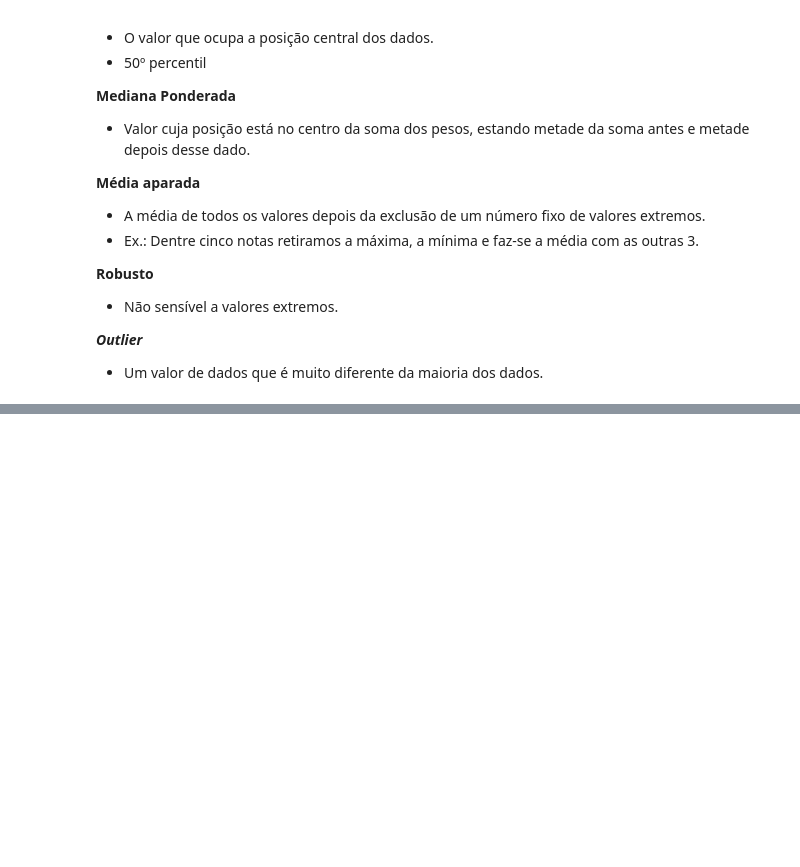
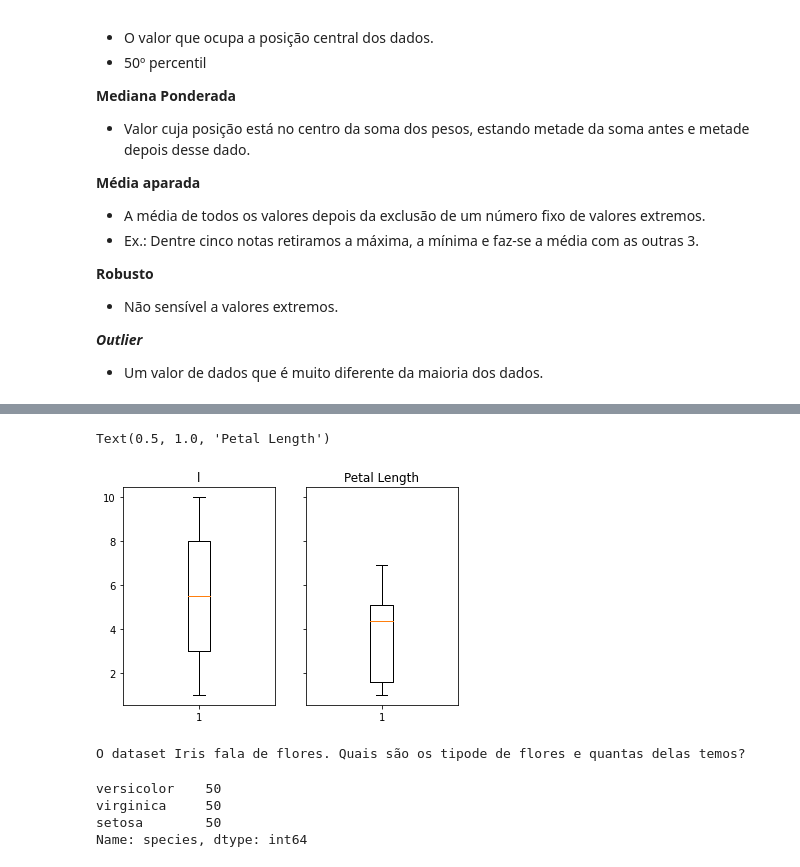
Before and after one commit to gmsarti/aprendendo_ciencia_de_dados, a Jupyter notebook: Estatística/estat_pratica.ipynb, the cells around one changed output, grey strips where cells are left out. Cells and saved outputs as stored; diff of their text form; code cells hidden in the pictures; blank space fills up the shorter version.

```diff
--- a/Estatística/estat_pratica.ipynb
+++ b/Estatística/estat_pratica.ipynb
@@ -195,0 +282,26 @@ np.median(l)
+# %%
+# Boxplot
+
+
+f, (ax1, ax2) = plt.subplots(1, 2, sharey=True)
+ax1.boxplot(l)
+ax1.set_title('l')
+ax2.boxplot(iris['petal_length'])
+ax2.set_title('Petal Length')
+
+
+#plt.boxplot(l)
+# %% [output]
+Text(0.5, 1.0, 'Petal Length')
+[figure, added]
+# %%
+# Tabela de frequências
+
+print("O dataset Iris fala de flores. Quais são os tipode de flores e quantas delas temos?")
+display(iris['species'].value_counts())
+# %% [output]
+O dataset Iris fala de flores. Quais são os tipode de flores e quantas delas temos?
+versicolor    50
+virginica     50
+setosa        50
+Name: species, dtype: int64
```
Also changed, not shown: parts of 22 cells of this notebook.
